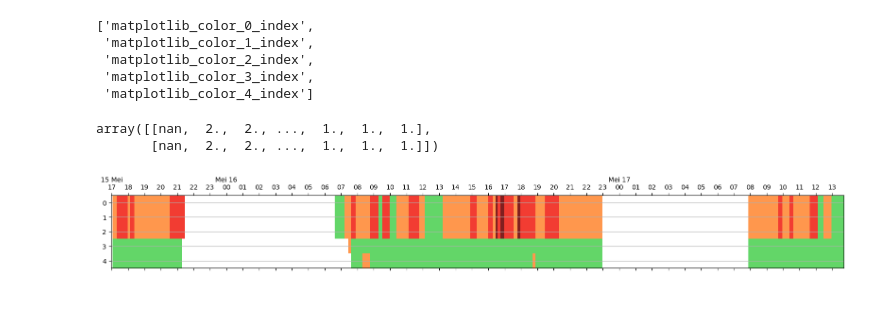
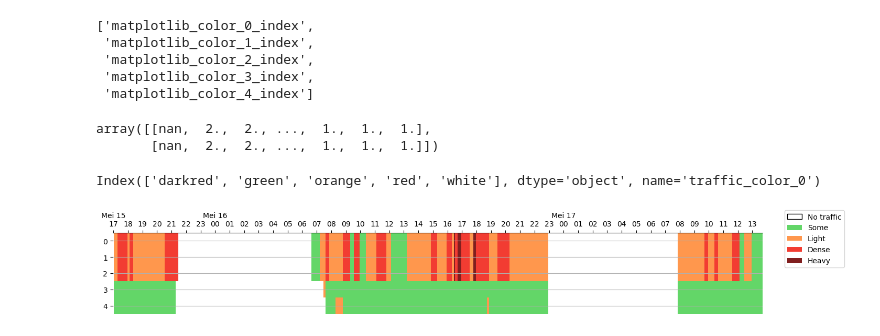
Before and after one commit to datarootsio/filedrukte_Craeybeckxlaan, a Jupyter notebook: calc_length.ipynb, the cells around one changed output. Cells and saved outputs as stored; diff of their text form; code cells hidden in the pictures; blank space fills up the shorter version.

Commit message:
color of multiple points

```diff
--- a/calc_length.ipynb
+++ b/calc_length.ipynb
@@ -149,3 +149,10 @@ points = [(597, 378), # Vijfde Linie straat aankomen uit ZW dicths bij kruispunt
           (488, 462),
           (442, 478)
 ]
+# %%
+fig, ax = plt.subplots(figsize=(10, 10))
+ax.set_axis_off()
+ax.imshow(im);
+for i, p in enumerate(points):
+    ax.scatter(p[0], p[1], marker="x", color="red")
+    ax.annotate(f"p{i}", (p[0], p[1]), horizontalalignment="left", verticalalignment="top")
@@ -435,34 +445,54 @@ df_resampled[["matplotlib_color_0_index", "matplotlib_color_1_index"]].T.values
 # %% [output]
 array([[nan,  2.,  2., ...,  1.,  1.,  1.],
        [nan,  2.,  2., ...,  1.,  1.,  1.]])
+# %%
+df_all_colors.index
+# %% [output]
+Index(['darkred', 'green', 'orange', 'red', 'white'], dtype='object', name='traffic_color_0')
+# %%
+color2speed_map = {"white": "No traffic", "green": "Some", "orange": "Light", "red": "Dense", "darkred": "Heavy"}
 # %%
-fig, ax = plt.subplots(figsize = (20,2))
+fig, ax = plt.subplots(figsize = (16,2))
 ax.matshow(df_resampled[all_color_indexes].T.values, cmap=traffic_colorspace, aspect="auto");
 ax.xaxis.set_major_locator(ticker.FixedLocator([12*t for t in range(46)]))
 labels = df_resampled.index[::12].strftime("%d\n%H").values.copy()
 
 sparse_labels = [labels[0]]
 for l1, l2 in zip(labels[:-1], labels[1:]):
     label = f"Mei {l2}" if l1[:2] != l2[:2] else l2[3:]
     sparse_labels.append(label)
-sparse_labels[0] = "15 Mei\n17"
+sparse_labels[0] = "Mei 15\n17"
 # sparse_labels.append(int(sparse_labels[-1])+1)
 ax.xaxis.set_major_formatter(ticker.FixedFormatter(sparse_labels))
 ax.grid(axis = "y")
+ax.set_axisbelow(False)
 # ax.get_yaxis().set_visible(False);
 # ax.set(xticks=df_resampled.index, xticklabels=df_resampled.index.strftime("%d %h\n%H"));
 # ax.set(xticklabels=df_resampled.index.strftime("%d %h\n%H"));
 # ax.set(xticklabels=df_resampled.index)
 
 # ax.xaxis.set_major_locator(DayLocator(interval=24*12))
 # ax.xaxis.set_major_locator(ticker.MultipleLocator(24*12))
 
 # ax.xaxis.set_major_formatter(mdates.DateFormatter("%d %h\n%H"))
 
 # ax.xaxis.set_major_formatter(
 #     mdates.ConciseDateFormatter(ax.xaxis.get_major_locator()))
 
 # ## Rotate date labels automatically
 # fig.autofmt_xdate();
+
+patches = []
+for idx, row in df_all_colors.reindex(color2speed_map.keys()).iterrows():
+    color = (row["p0_red"]/255, row["p0_green"]/255, row["p0_blue"]/255)
+    if idx == "white":
+        patch = mpatches.Patch(facecolor=color, label=color2speed_map[idx], edgecolor="k")
+    else:
+        patch = mpatches.Patch(facecolor=color, label=color2speed_map[idx])
+    patches.append(patch)
+fig.legend(handles=patches, loc='outside right upper');
+ax.tick_params(which="major", bottom=False);
+for spine in ["bottom", "right", "left"]:
+    ax.spines[spine].set_visible(False)
 # %% [output]
-[figure, old version]
+[figure, new version]
```
Also changed, not shown: parts of 6 cells of this notebook, 1 other file.
